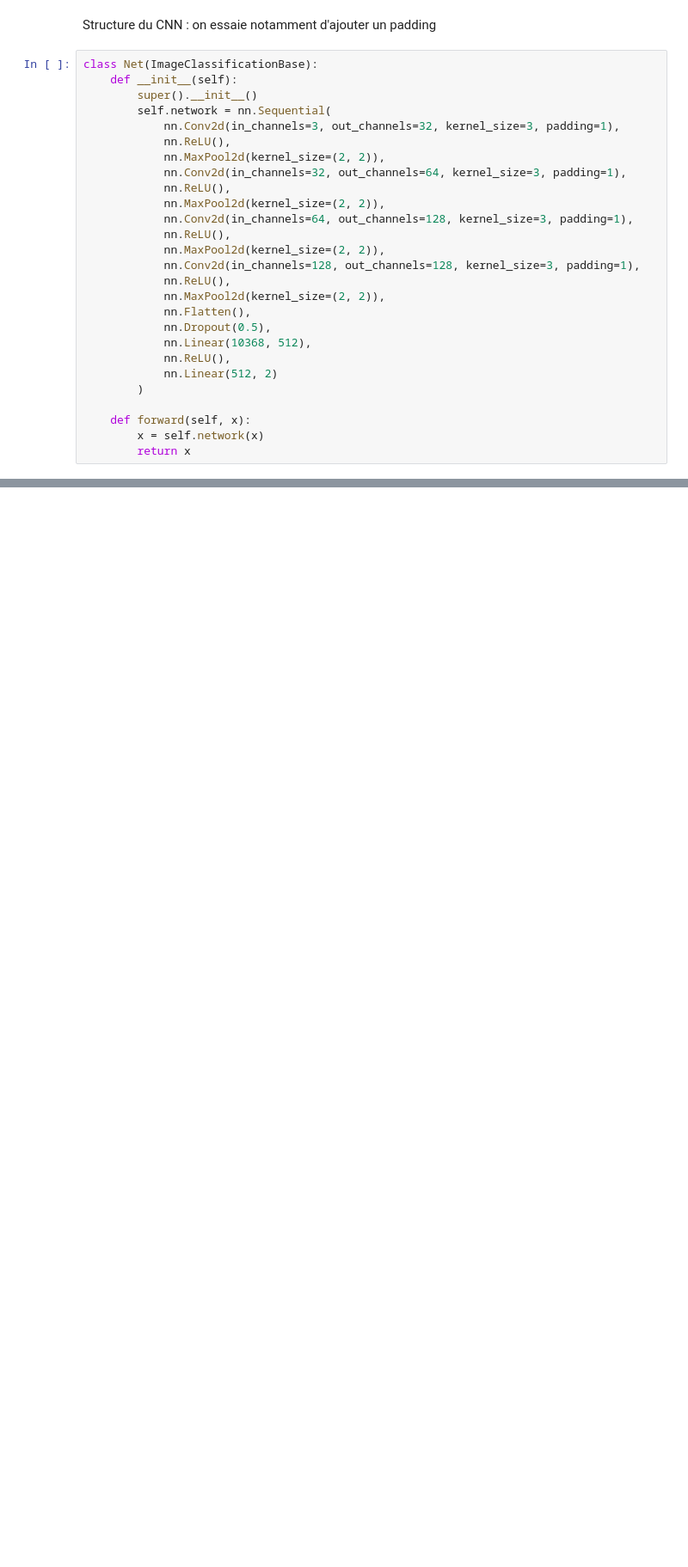
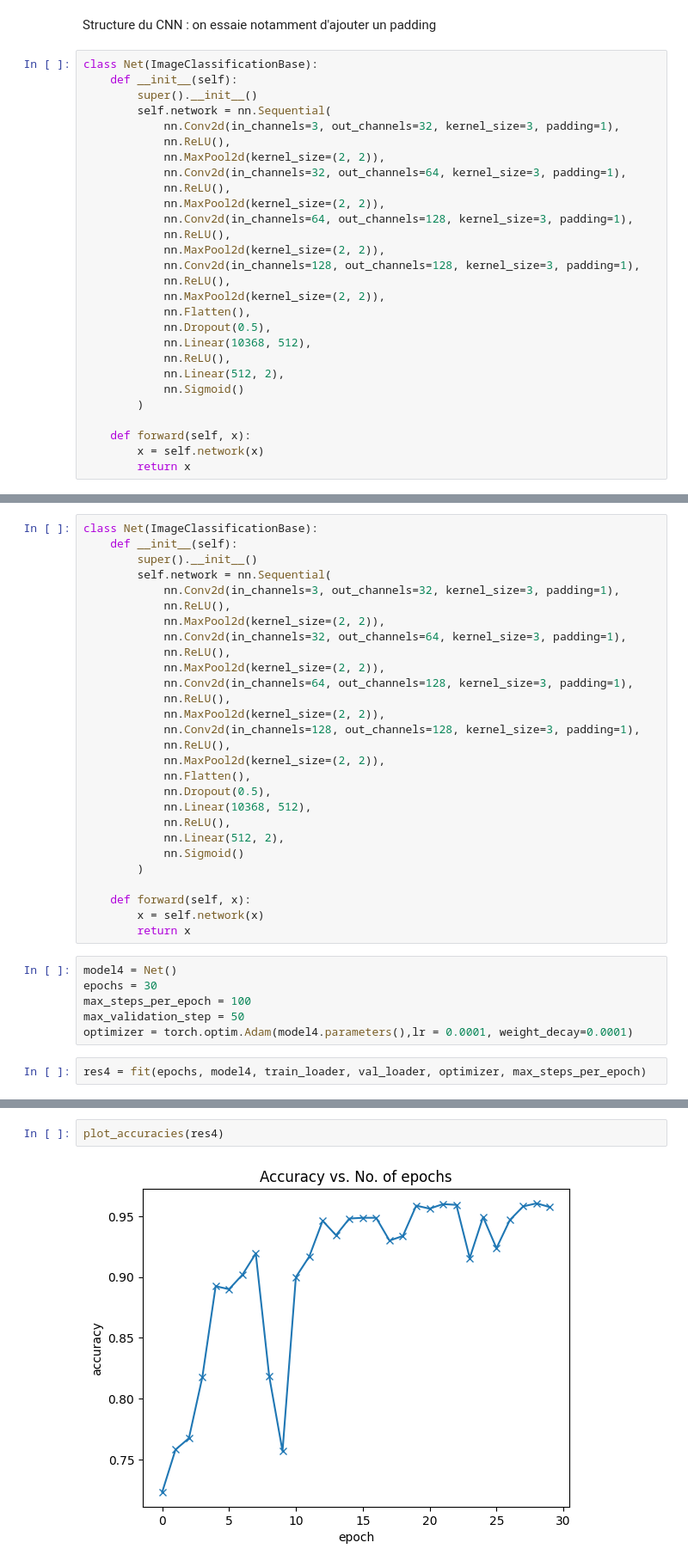
Before and after one commit to tifa14/DamageDetection_SatelliteImagery_pytorch_ML_DL, a Jupyter notebook: projet_deep.ipynb, the cells around one changed output, grey strips where cells are left out. Shown at 86% size. Cells and saved outputs as stored; diff of their text form; blank space fills up the shorter version.

```diff
--- a/projet_deep.ipynb
+++ b/projet_deep.ipynb
@@ -416,7 +341,8 @@ class Net(ImageClassificationBase):
             nn.Dropout(0.5),
             nn.Linear(10368, 512),
             nn.ReLU(),
-            nn.Linear(512, 2)
+            nn.Linear(512, 2),
+            nn.Sigmoid()
         )
 
     def forward(self, x):
@@ -462,0 +407,36 @@ plot_losses(res3)
+# %%
+class Net(ImageClassificationBase):
+    def __init__(self):
+        super().__init__()
+        self.network = nn.Sequential(
+            nn.Conv2d(in_channels=3, out_channels=32, kernel_size=3, padding=1),
+            nn.ReLU(),
+            nn.MaxPool2d(kernel_size=(2, 2)),
+            nn.Conv2d(in_channels=32, out_channels=64, kernel_size=3, padding=1),
+            nn.ReLU(),
+            nn.MaxPool2d(kernel_size=(2, 2)),
+            nn.Conv2d(in_channels=64, out_channels=128, kernel_size=3, padding=1),
+            nn.ReLU(),
+            nn.MaxPool2d(kernel_size=(2, 2)),
+            nn.Conv2d(in_channels=128, out_channels=128, kernel_size=3, padding=1),
+            nn.ReLU(),
+            nn.MaxPool2d(kernel_size=(2, 2)),
+            nn.Flatten(),
+            nn.Dropout(0.5),
+            nn.Linear(10368, 512),
+            nn.ReLU(),
+            nn.Linear(512, 2),
+            nn.Sigmoid()
+        )
+
+    def forward(self, x):
+        x = self.network(x)
+        return x
+# %%
+model4 = Net()
+epochs = 30
+max_steps_per_epoch = 100
+max_validation_step = 50
+optimizer = torch.optim.Adam(model4.parameters(),lr = 0.0001, weight_decay=0.0001)
+# %%
+res4 = fit(epochs, model4, train_loader, val_loader, optimizer, max_steps_per_epoch)
@@ -462,0 +461,4 @@ plot_losses(res3)
+# %%
+plot_accuracies(res4)
+# %% [output]
+[figure, added]
```
Also changed, not shown: parts of 20 cells of this notebook.
